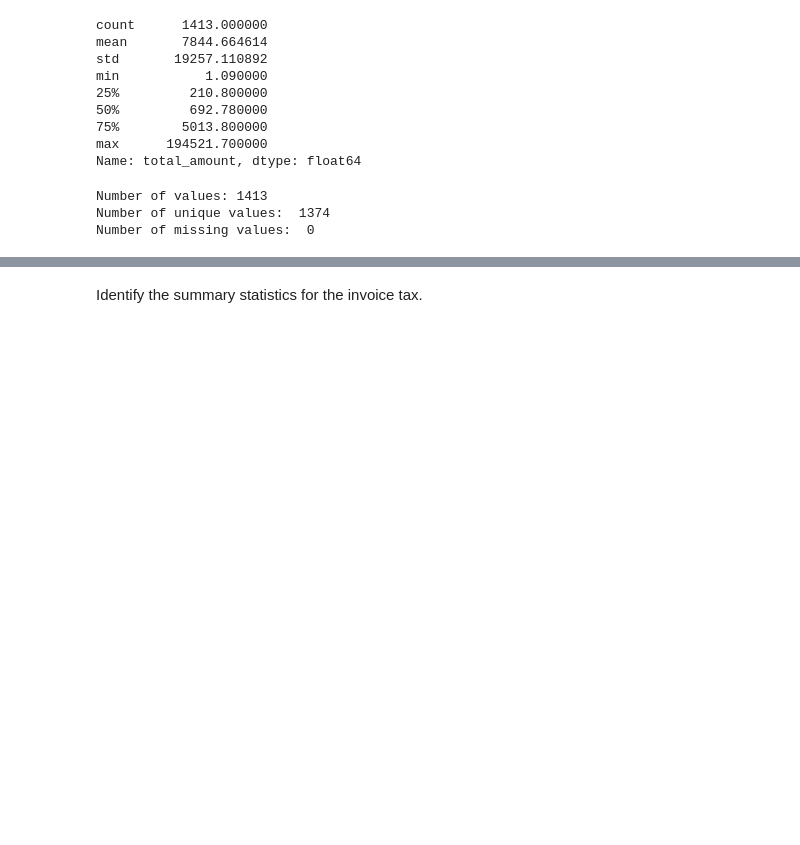
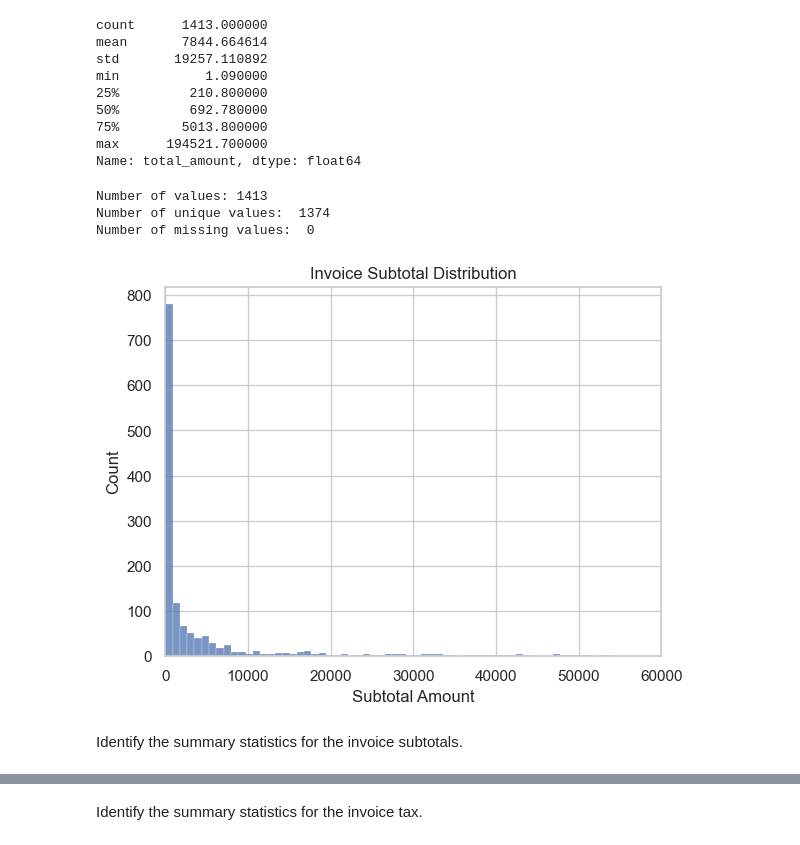
Before and after one commit to hungtran10/dsan6500-finalproject, a Jupyter notebook: eda.ipynb, the cells around one changed output, grey strips where cells are left out. Cells and saved outputs as stored; diff of their text form; code cells hidden in the pictures; blank space fills up the shorter version.

```diff
--- a/eda.ipynb
+++ b/eda.ipynb
@@ -306,3 +309,13 @@ print("Number of missing values: ", df['total_amount'].isna().sum())
 Number of values: 1413
 Number of unique values:  1374
 Number of missing values:  0
+# %%
+sns.histplot(df["net_worth"].dropna(), bins=200)
+plt.xlim(0, 60000)
+plt.title("Invoice Subtotal Distribution")
+plt.xlabel("Subtotal Amount")
+plt.show()
+# %% [output]
+[figure, added]
+# %% [markdown]
+Identify the summary statistics for the invoice subtotals.
```
Also changed, not shown: parts of 22 cells of this notebook, 3 other files.
